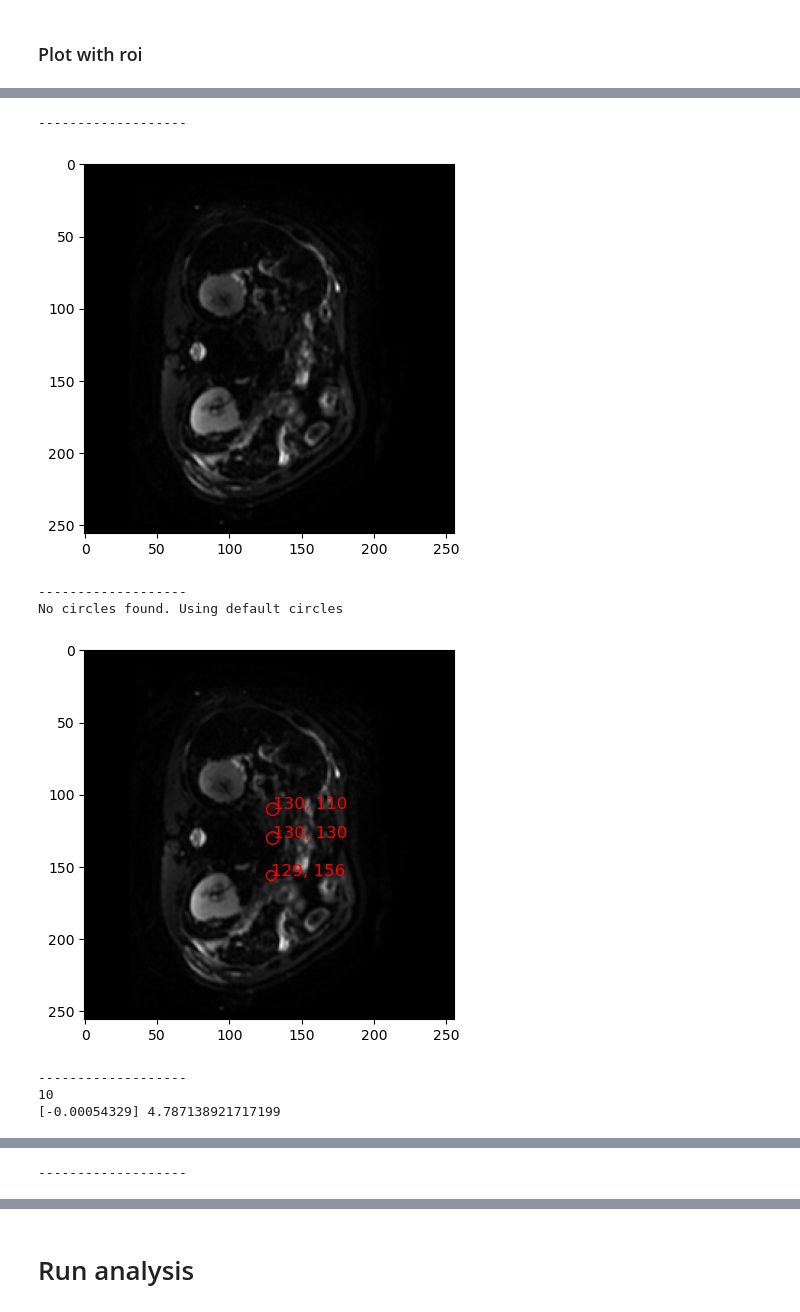
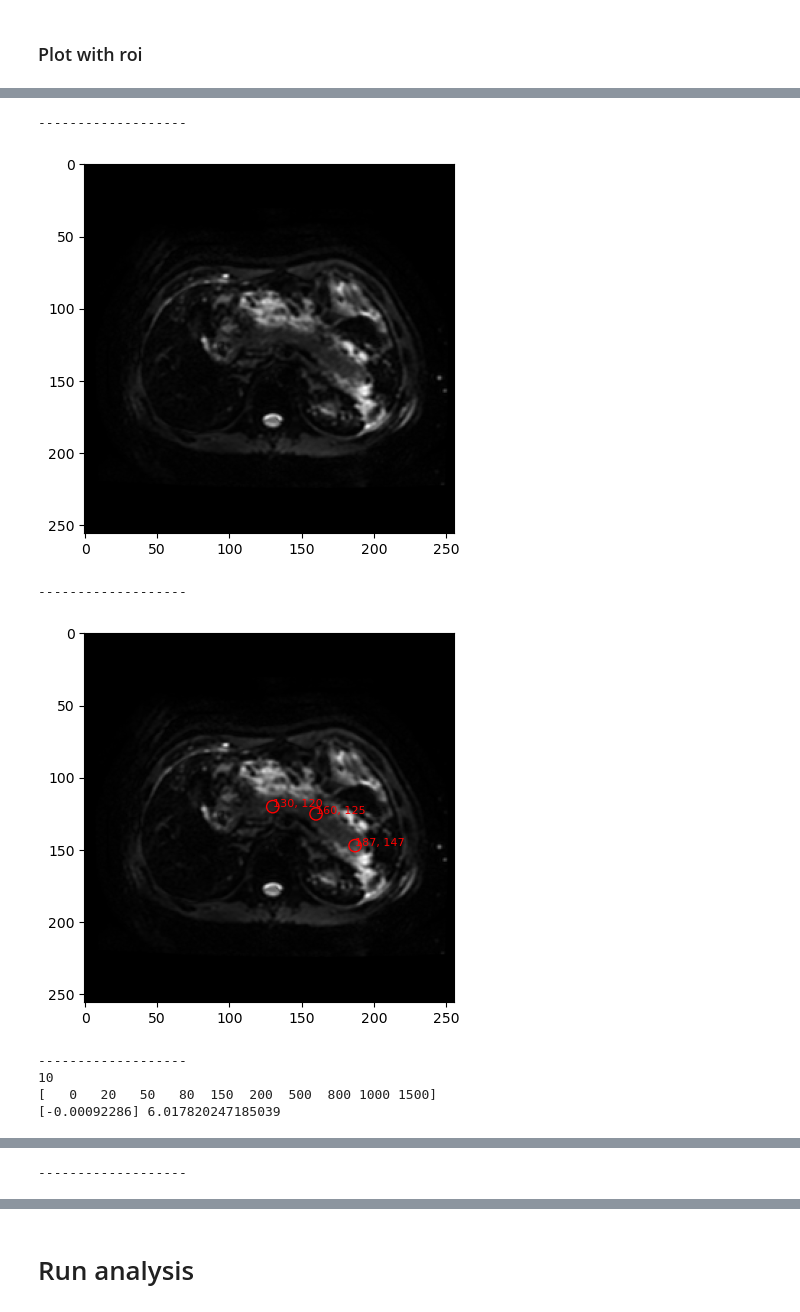
Before and after one commit to young010101/research-TJU-AP-IVIM-SAM, a Jupyter notebook: notebook/return_fig_and_show_in_sub.ipynb, the cells around one changed output, grey strips where cells are left out. Drawn from its saved outputs; the diff is of its cells as text; code cells hidden in the pictures.

```diff
--- a/notebook/return_fig_and_show_in_sub.ipynb
+++ b/notebook/return_fig_and_show_in_sub.ipynb
@@ -159,8 +93,6 @@ with open("../config/circles.json", "r") as f:
 # %%
 tmp = "刘伯林"
 tmp_a = n_analysis[tmp]
-tmp_a.circles = circ[tmp]
-tmp_a.bvals = dir_bvals[tmp]
 
 # plot
 tmp_a.plot_mask_roi()
@@ -188,8 +120,8 @@ print("-------------------")
 -------------------
-[figure, old version]
+[figure, new version]
 -------------------
-No circles found. Using default circles
-[figure, old version]
+[figure, new version]
 -------------------
 10
-[-0.00054329] 4.787138921717199
+[   0   20   50   80  150  200  500  800 1000 1500]
+[-0.00092286] 6.017820247185039
```
Also changed, not shown: parts of 21 cells of this notebook, 6 other files.
